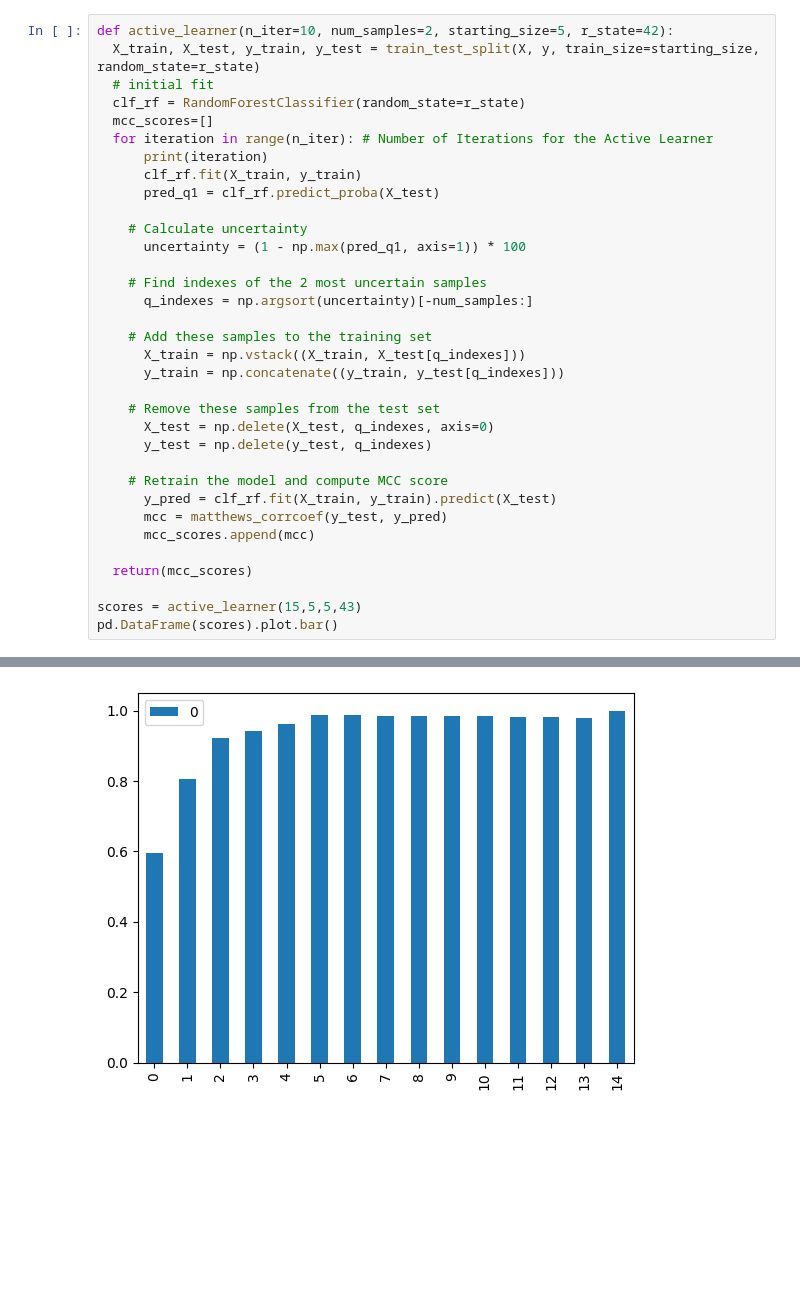
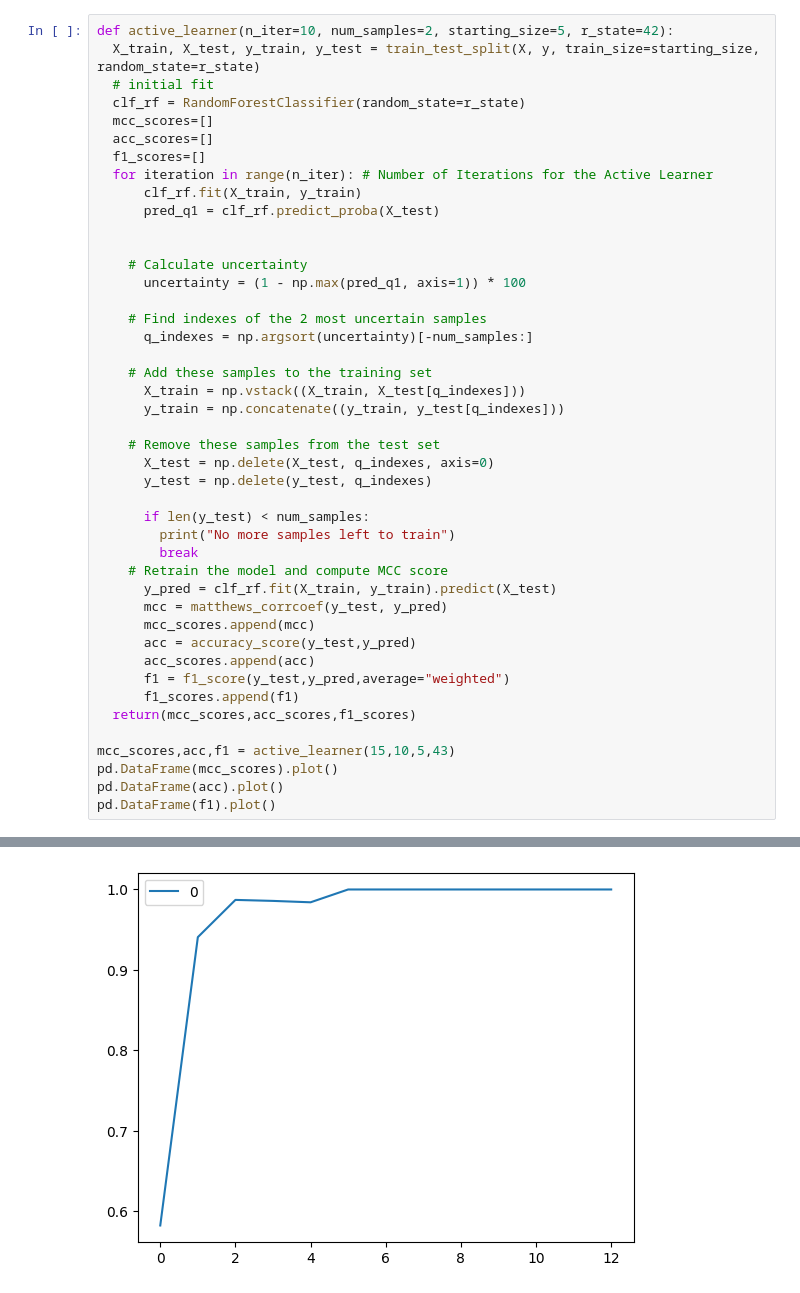
Before and after one commit to Sirczechs-Kaustubh/Active_ML_Iris, a Jupyter notebook: Active_ML.ipynb, the cells around one changed output, grey strips where cells are left out. Drawn from its saved outputs; the diff is of its cells as text; blank space fills up the shorter version.

```diff
--- a/Active_ML.ipynb
+++ b/Active_ML.ipynb
@@ -27,10 +22,12 @@ def active_learner(n_iter=10, num_samples=2, starting_size=5, r_state=42):
   # initial fit
   clf_rf = RandomForestClassifier(random_state=r_state)
   mcc_scores=[]
+  acc_scores=[]
+  f1_scores=[]
   for iteration in range(n_iter): # Number of Iterations for the Active Learner
-      print(iteration)
       clf_rf.fit(X_train, y_train)
       pred_q1 = clf_rf.predict_proba(X_test)
+
 
     # Calculate uncertainty
       uncertainty = (1 - np.max(pred_q1, axis=1)) * 100
@@ -46,13 +43,21 @@ def active_learner(n_iter=10, num_samples=2, starting_size=5, r_state=42):
       X_test = np.delete(X_test, q_indexes, axis=0)
       y_test = np.delete(y_test, q_indexes)
 
+      if len(y_test) < num_samples:
+        print("No more samples left to train")
+        break
     # Retrain the model and compute MCC score
       y_pred = clf_rf.fit(X_train, y_train).predict(X_test)
       mcc = matthews_corrcoef(y_test, y_pred)
       mcc_scores.append(mcc)
+      acc = accuracy_score(y_test,y_pred)
+      acc_scores.append(acc)
+      f1 = f1_score(y_test,y_pred,average="weighted")
+      f1_scores.append(f1)
+  return(mcc_scores,acc_scores,f1_scores)
 
-  return(mcc_scores)
-
-scores = active_learner(15,5,5,43)
-pd.DataFrame(scores).plot.bar()
+mcc_scores,acc,f1 = active_learner(15,10,5,43)
+pd.DataFrame(mcc_scores).plot()
+pd.DataFrame(acc).plot()
+pd.DataFrame(f1).plot()
 # %% [output]
@@ -74,2 +65,2 @@ pd.DataFrame(scores).plot.bar()
 <Axes: >
-[figure, old version]
+[figure, new version]
```
Also changed, not shown: parts of 3 cells of this notebook.
